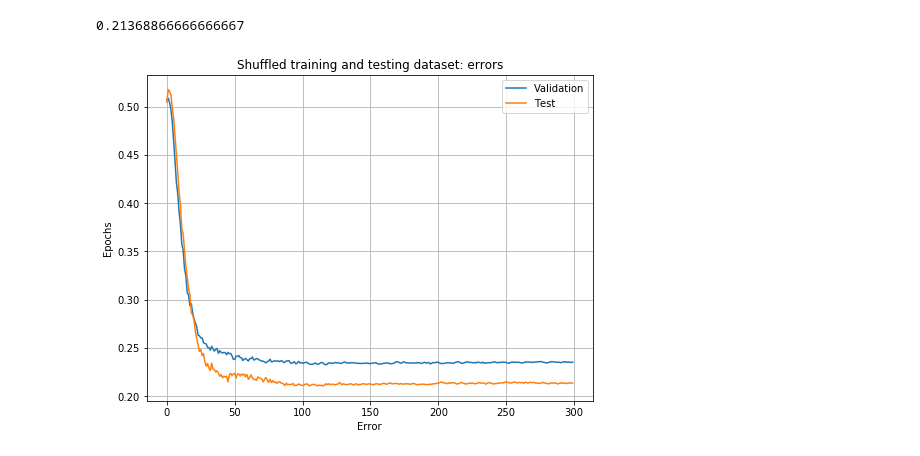
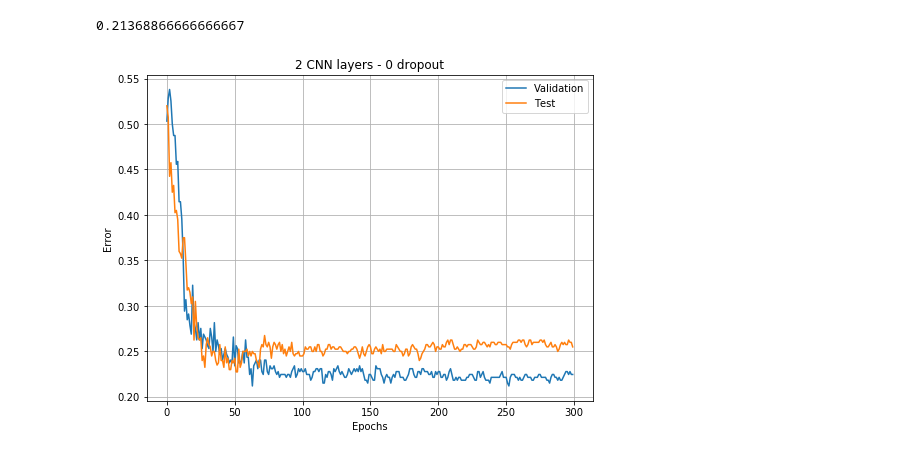
Before and after one commit to deatinor/EEG, a Jupyter notebook: stefano/shuffling.ipynb, the cells around one changed output. Saved outputs shown, nothing was run; the diff lists cells and outputs as text; code cells hidden in the pictures.

```diff
--- a/stefano/shuffling.ipynb
+++ b/stefano/shuffling.ipynb
@@ -240,7 +240,7 @@ if save:
 # %%
 validation=[]
 test=[]
-for result in results:
+for result in results[2:3]:
     for experiment in result._experiments:
         for fold in experiment._kfolds:
 
@@ -253,15 +253,15 @@ tes=np.mean(np.vstack(test),0)
 # %%
 plt.figure(figsize=(8,6))
 plt.plot(range(300),val,label='Validation')
 plt.plot(range(300),tes,label='Test')
 plt.legend()
 plt.grid()
-plt.title('Shuffled training and testing dataset: errors')
-plt.xlabel('Error')
-plt.ylabel('Epochs')
+plt.title('2 CNN layers - 0 dropout')
+plt.xlabel('Epochs')
+plt.ylabel('Error')
 plt.show()
 # %% [output]
-[figure, old version]
+[figure, new version]
 # %%
 cv=CrossValidation(k=2,train_dataset=train_dataset,test_dataset=test_dataset,
                    train_target=train_target,test_target=test_target)
```
Also changed, not shown: 6 other files.
